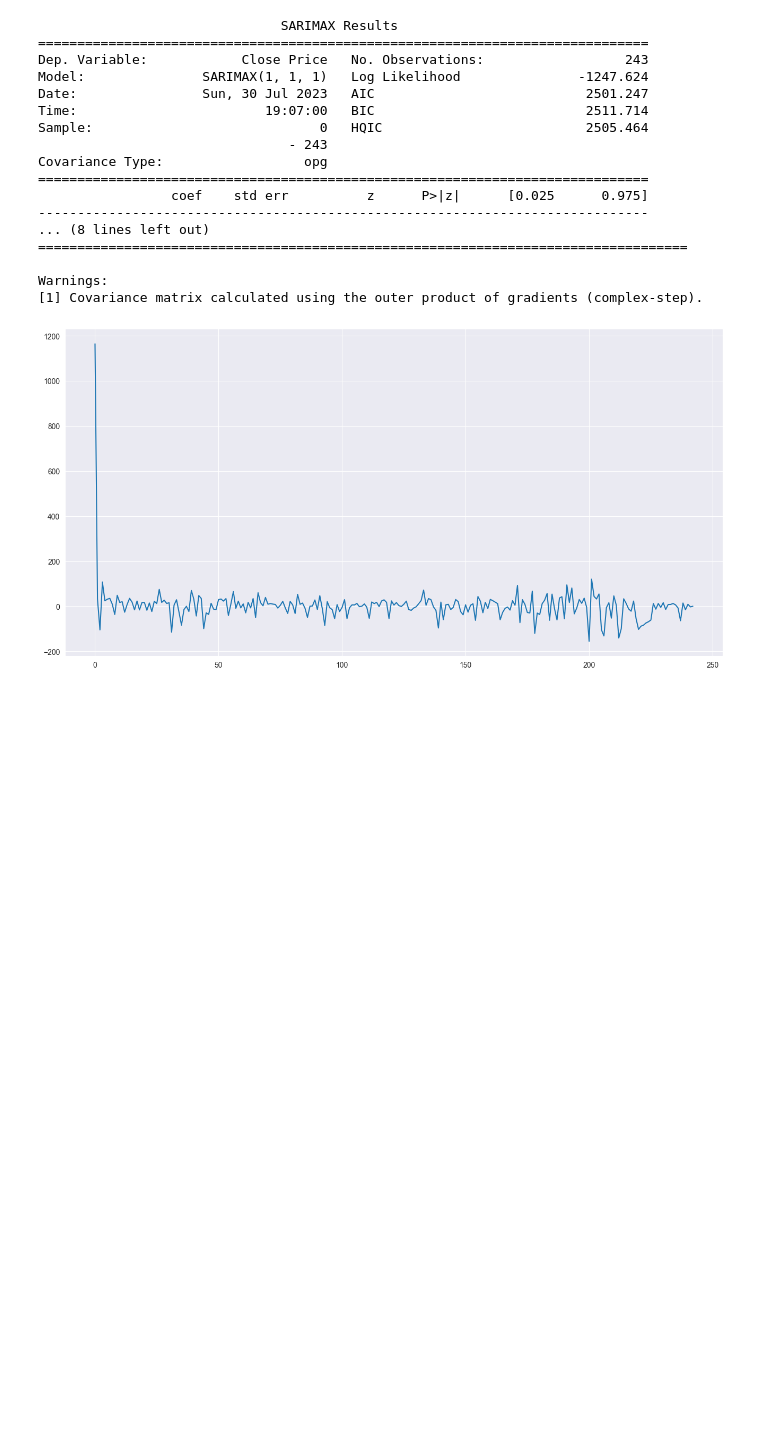
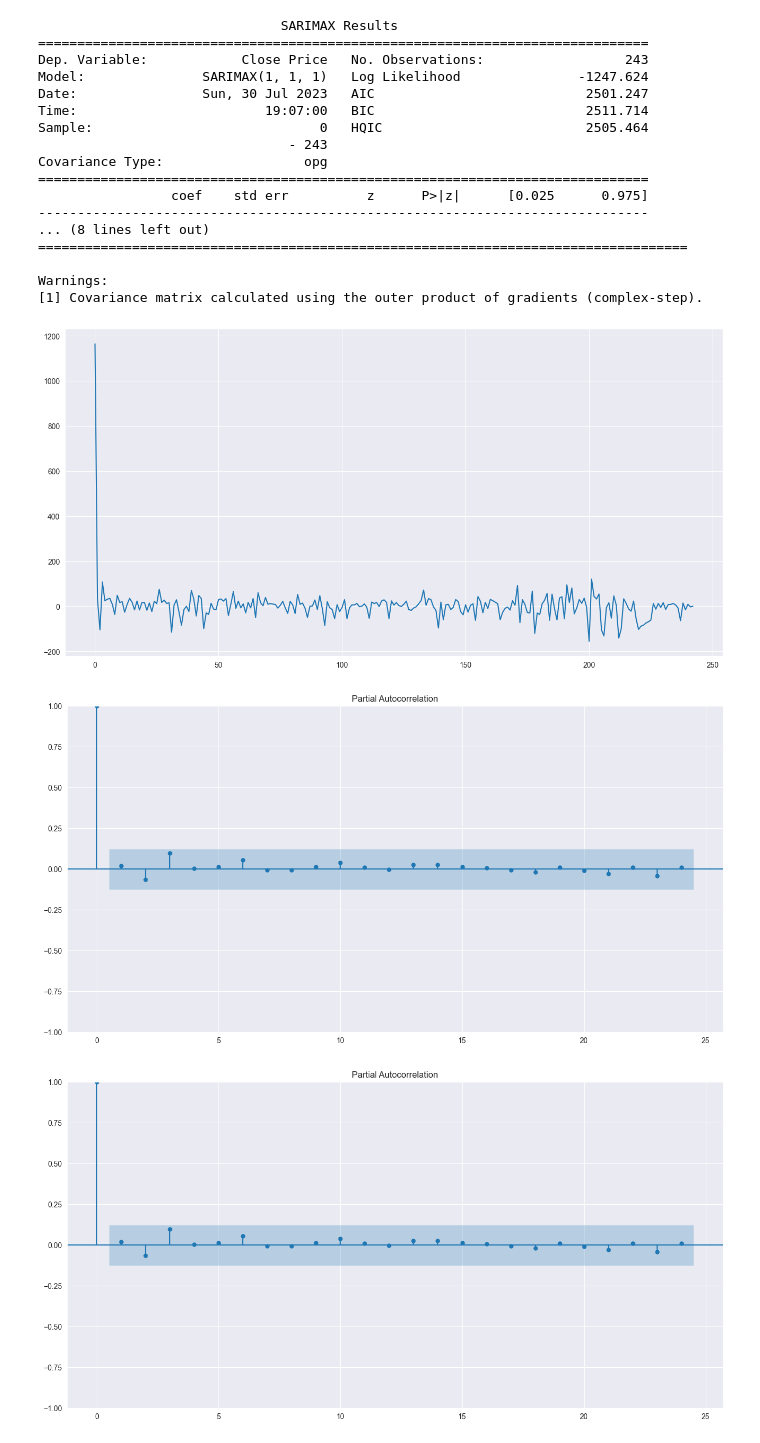
Before and after one commit to sprasapradip/machine-learning, a Jupyter notebook: nepal-stock-exchange(nepse)/nepse.ipynb, the cells around one changed output. Drawn from its saved outputs; the diff is of its cells as text; code cells hidden in the pictures; blank space fills up the shorter version.

```diff
--- a/nepal-stock-exchange(nepse)/nepse.ipynb
+++ b/nepal-stock-exchange(nepse)/nepse.ipynb
@@ -207,3 +207,11 @@ plt.show()
 # The residual mean is centered around 0
 # %% [output]
 [figure]
+# %%
+# ACF and PACF plots of the residuals
+plot_pacf(residuals)
+plot_pacf(residuals)
+plt.show()
+# %% [output]
+[figure, added]
+[figure, added]
```
Also changed, not shown: parts of 2 cells of this notebook.
